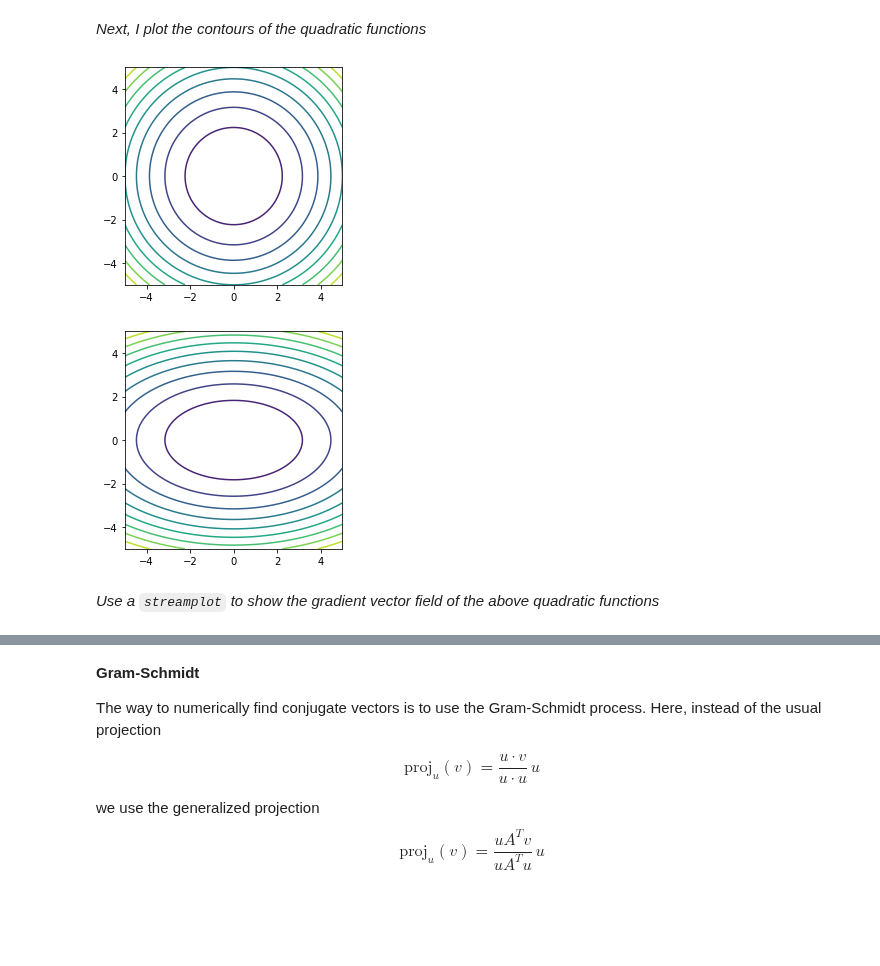
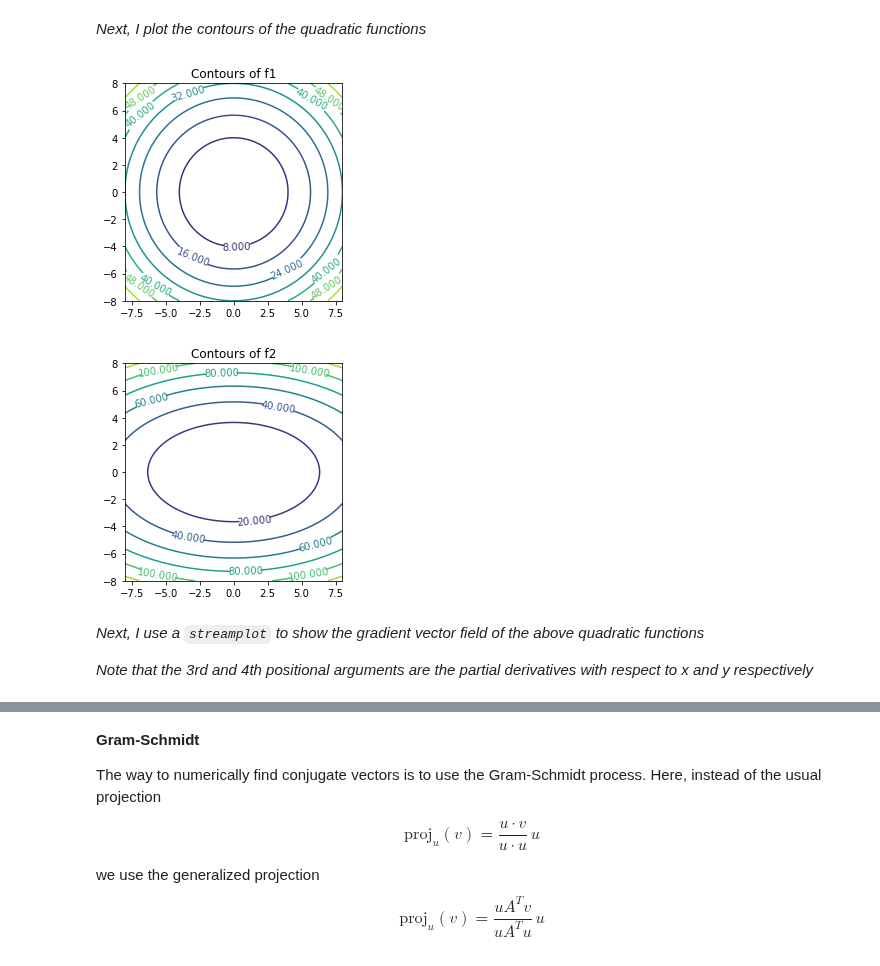
Before and after one commit to robkravec/sta-663-2021, a Jupyter notebook: notebooks/copies/homework/Homework08.ipynb, the cells around one changed output, grey strips where cells are left out. Saved outputs shown, nothing was run; the diff lists cells and outputs as text; code cells hidden in the pictures; blank space fills up the shorter version.

```diff
--- a/notebooks/copies/homework/Homework08.ipynb
+++ b/notebooks/copies/homework/Homework08.ipynb
@@ -82,7 +82,7 @@ $$
 # %% [markdown]
 *First, I define the functions, f1 and f2*
 # %%
-def f1(x):
-    """Return f1 given an input, x"""
-    return 0.5 * x.reshape(1, 2) @ np.array([[1, 0], [0, 1]]) @ x.reshape(2, 1)
+def f1(x1, x2):
+    """Return f1 given inputs, x1 and x2"""
+    return 0.5 * (x1**2 + x2**2)
 # %%
@@ -93,21 +93,26 @@ def f2(x):
 *Next, I plot the contours of the quadratic functions*
 # %%
 # Plot contours for f1
-x = np.linspace(-5, 5, 100)
-y = np.linspace(-5, 5, 100)
+x = np.linspace(-8, 8, 100)
+y = np.linspace(-8, 8, 100)
 X, Y = np.meshgrid(x, y)
-f_inputs = np.stack([X.ravel(), Y.ravel()]).T
-Z1 = np.array(list(map(f1, f_inputs))).reshape(100, 100)
-plt.contour(X, Y, Z1, 10)
+Z1 = f1(X, Y)
+plt1 = plt.contour(X, Y, Z1)
+plt.clabel(plt1, inline = 1, fontsize = 10)
 plt.axis('square');
+plt.title('Contours of f1');
 # %% [output]
-[figure, old version]
+[figure, new version]
 # %%
 # Plot contours for f2, using same x and y range that was used for f1
-Z2 = np.array(list(map(f2, f_inputs))).reshape(100, 100)
-plt.contour(X, Y, Z2, 10)
+Z2 = f2(X, Y)
+plt2 = plt.contour(X, Y, Z2)
+plt.clabel(plt2, inline = 1, fontsize = 10)
 plt.axis('square');
+plt.title('Contours of f2');
 # %% [output]
-[figure, old version]
+[figure, new version]
 # %% [markdown]
-*Use a `streamplot` to show the gradient vector field of the above quadratic functions*
+*Next, I use a `streamplot` to show the gradient vector field of the above quadratic functions*
+
+*Note that the 3rd and 4th positional arguments are the partial derivatives with respect to x and y respectively*
```
Also changed, not shown: parts of 5 cells of this notebook.
